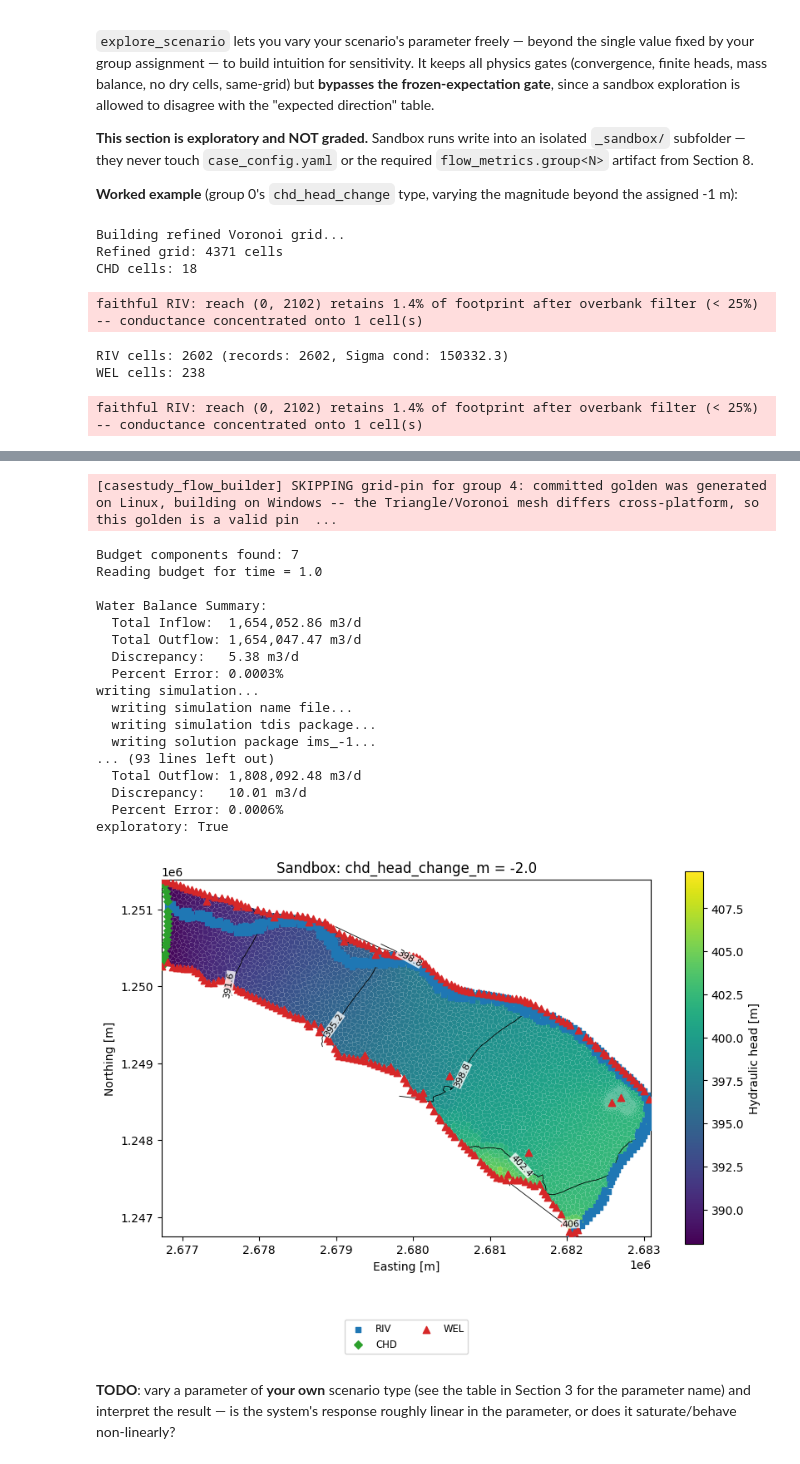
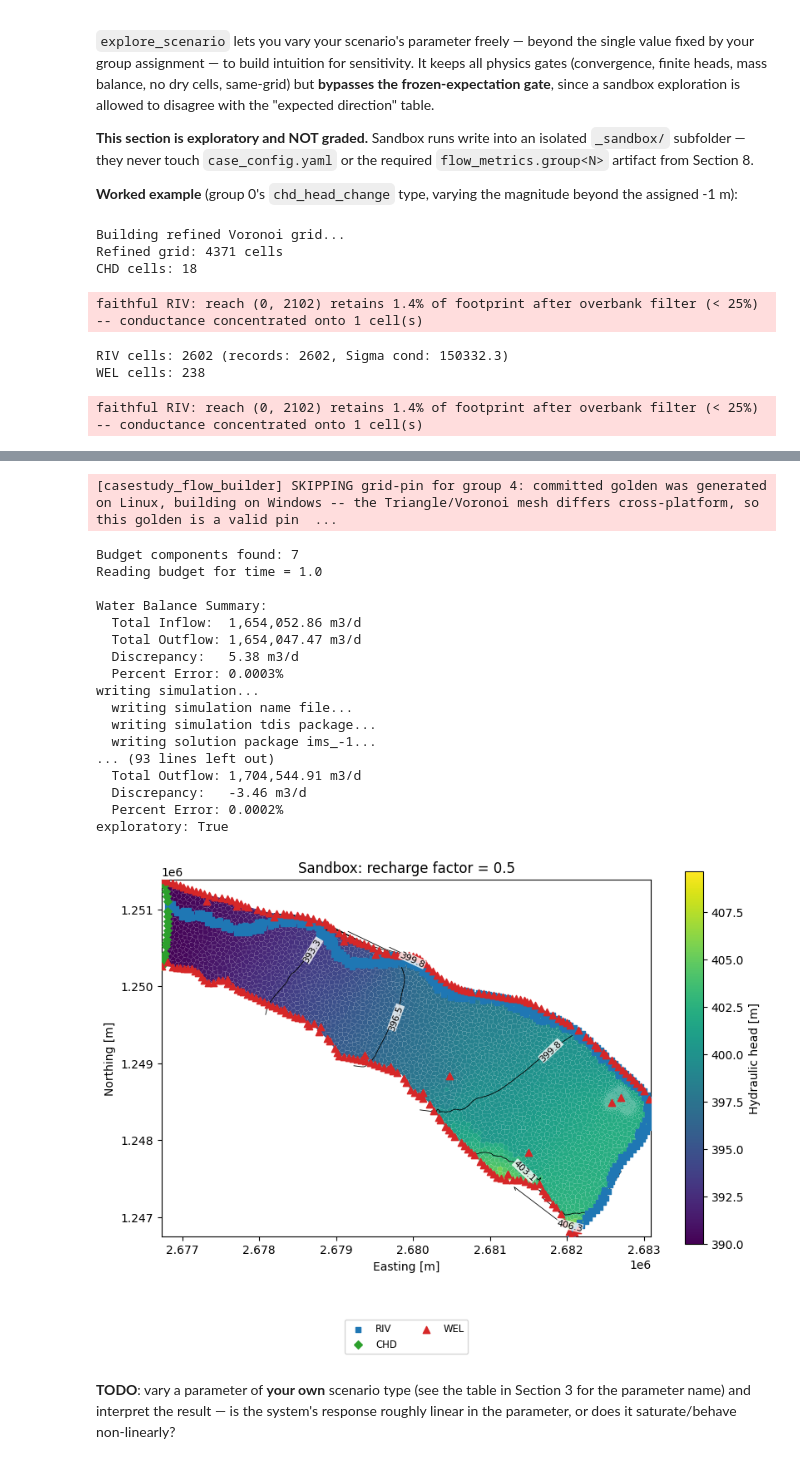
Before and after one commit to bollit-lab/Group4_applied_groundwater_modelling, a Jupyter notebook: PROJECT/workspace/group_04/case_study_flow_group_0.ipynb, the cells around one changed output, grey strips where cells are left out. Drawn from its saved outputs; the diff is of its cells as text; code cells hidden in the pictures.

```diff
--- a/PROJECT/workspace/group_04/case_study_flow_group_0.ipynb
+++ b/PROJECT/workspace/group_04/case_study_flow_group_0.ipynb
@@ -560,11 +542,11 @@ required `flow_metrics.group<N>` artifact from Section 8.
 beyond the assigned -1 m):
 # %%
 sandbox_result = cfv.explore_scenario(
-    group_number, "chd_head_change", {"chd_head_change_m": -2.0},
+    group_number, "recharge_scale", {"recharge_factor": 0.5},
     work_dir=work_dir,
 )
 print("exploratory:", sandbox_result["exploratory"])
-fig, ax = cfv.plot_head_map(sandbox_result, title="Sandbox: chd_head_change_m = -2.0")
+fig, ax = cfv.plot_head_map(sandbox_result, title="Sandbox: recharge factor = 0.5")
 # %% [output]
 Building refined Voronoi grid...
 Refined grid: 4371 cells
@@ -578,37 +560,37 @@ writing simulation...
   writing simulation tdis package...
   writing solution package ims_-1...
   writing model g4_base_ref...
     writing model name file...
     writing package disv...
     writing package npf...
     writing package ic...
     writing package rcha_0...
     writing package chd_0...
 INFORMATION: maxbound in ('gwf6', 'chd', 'dimensions') changed to 18 based on size of stress_period_data
     writing package riv_0...
 INFORMATION: maxbound in ('gwf6', 'riv', 'dimensions') changed to 2602 based on size of stress_period_data
     writing package wel_0...
 INFORMATION: maxbound in ('gwf6', 'wel', 'dimensions') changed to 226 based on size of stress_period_data
     writing package oc...
 [casestudy_flow_builder] SKIPPING grid-pin for group 4: committed golden was generated on Linux, building on Windows -- the Triangle/Voronoi mesh differs cross-platform, so this golden is a valid pin  ...
 Budget components found: 7
 Reading budget for time = 1.0
 
 Water Balance Summary:
   Total Inflow:  1,654,052.86 m3/d
   Total Outflow: 1,654,047.47 m3/d
   Discrepancy:   5.38 m3/d
   Percent Error: 0.0003%
 writing simulation...
   writing simulation name file...
   writing simulation tdis package...
   writing solution package ims_-1...
 ... (93 lines left out)
-  Total Outflow: 1,808,092.48 m3/d
-  Discrepancy:   10.01 m3/d
-  Percent Error: 0.0006%
+  Total Outflow: 1,704,544.91 m3/d
+  Discrepancy:   -3.46 m3/d
+  Percent Error: 0.0002%
 exploratory: True
-[figure, old version]
+[figure, new version]
 # %% [markdown]
 **TODO**: vary a parameter of **your own** scenario type (see the table
 in Section 3 for the parameter name) and interpret the result — is the
```
Also changed, not shown: parts of 8 cells of this notebook, 3 other files.
